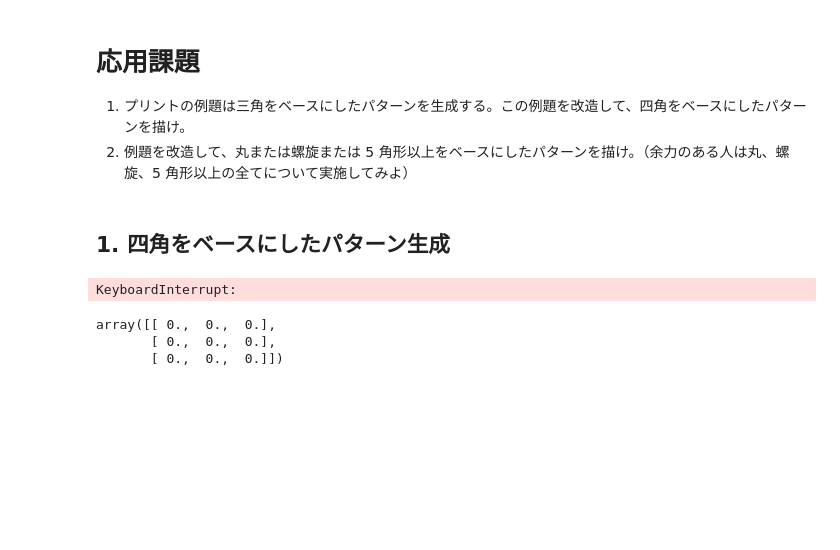
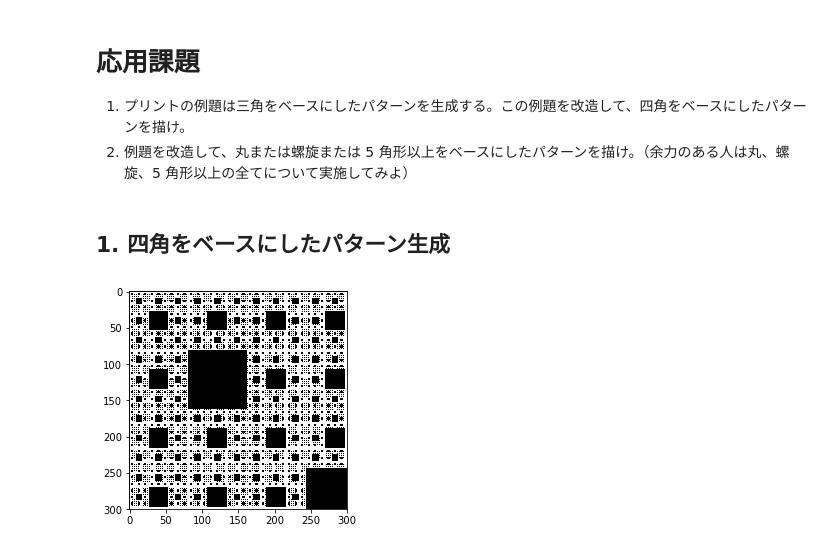
Before and after one commit to Intel0tw5727/MultiMediaImage, a Jupyter notebook: note/1_マルチメディア画像処理レポート課題.ipynb, the cells around one changed output. Saved outputs shown, nothing was run; the diff lists cells and outputs as text; code cells hidden in the pictures; blank space fills up the shorter version.

```diff
--- a/note/1_マルチメディア画像処理レポート課題.ipynb
+++ b/note/1_マルチメディア画像処理レポート課題.ipynb
@@ -100,13 +100,7 @@ mi.main("s")
 # %% [markdown]
 ## 1. 四角をベースにしたパターン生成
 # %%
-mi = makeImage(594, 594)
+mi = makeImage(300, 300)
 mi.main("s")
 # %% [output]
-KeyboardInterrupt:
+[figure, added]
-# %%
-np.zeros([3,3])
-# %% [output]
-array([[ 0.,  0.,  0.],
-       [ 0.,  0.,  0.],
-       [ 0.,  0.,  0.]])
```
Also changed, not shown: parts of 1 cell of this notebook.
